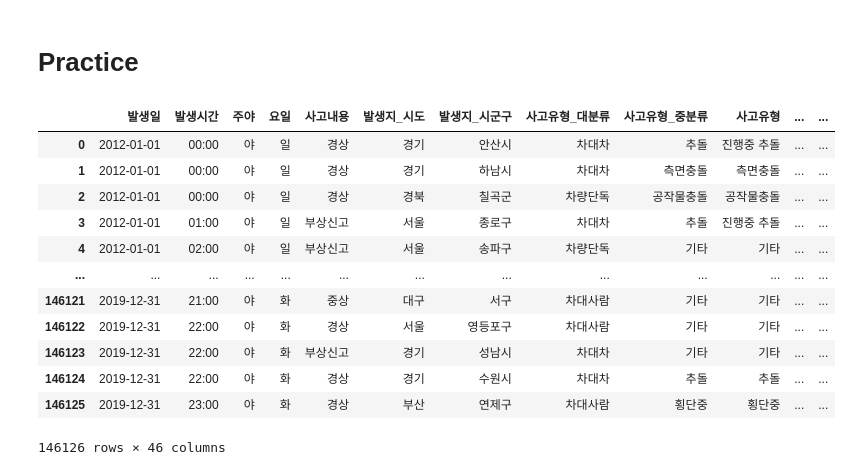
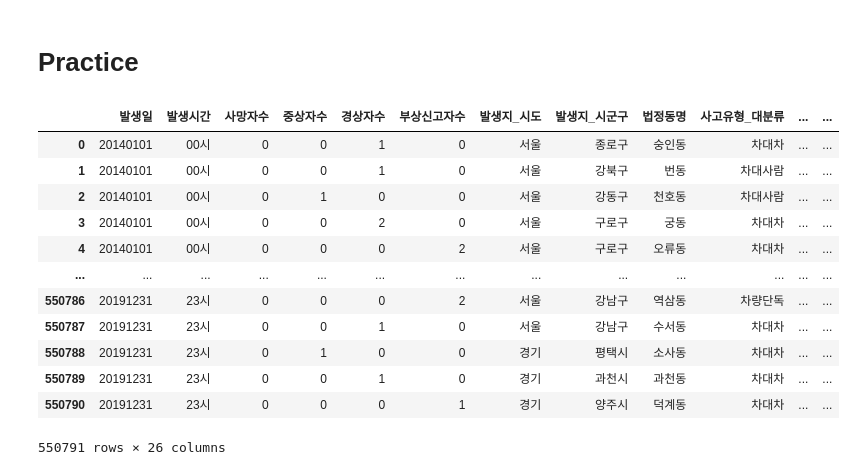
Before and after one commit to jwchoi179/SSU_BDPL_Data_Analysis, a Jupyter notebook: Data_Analysis.ipynb, the cells around one changed output. Cells and saved outputs as stored; diff of their text form; code cells hidden in the pictures.

```diff
--- a/Data_Analysis.ipynb
+++ b/Data_Analysis.ipynb
@@ -3,20 +3,20 @@
 # %%
 import pandas as pd
 import numpy as np
-# %%
-cases = pd.read_csv('./도로교통공단_이륜차(원동기장치자전거, 사륜ATV 포함) 개별 교통사고 정보_20191231.csv', encoding='cp949')
-cases
-# %% [output]
-|  | 발생일 | 발생시간 | 주야 | 요일 | 사고내용 | 발생지_시도 | 발생지_시군구 | 사고유형_대분류 | 사고유형_중분류 | 사고유형 | ... | ... |
-| 0 | 2012-01-01 | 00:00 | 야 | 일 | 경상 | 경기 | 안산시 | 차대차 | 추돌 | 진행중 추돌 | ... | ... |
-| 1 | 2012-01-01 | 00:00 | 야 | 일 | 경상 | 경기 | 하남시 | 차대차 | 측면충돌 | 측면충돌 | ... | ... |
-| 2 | 2012-01-01 | 00:00 | 야 | 일 | 경상 | 경북 | 칠곡군 | 차량단독 | 공작물충돌 | 공작물충돌 | ... | ... |
-| 3 | 2012-01-01 | 01:00 | 야 | 일 | 부상신고 | 서울 | 종로구 | 차대차 | 추돌 | 진행중 추돌 | ... | ... |
-| 4 | 2012-01-01 | 02:00 | 야 | 일 | 부상신고 | 서울 | 송파구 | 차량단독 | 기타 | 기타 | ... | ... |
-| ... | ... | ... | ... | ... | ... | ... | ... | ... | ... | ... | ... | ... |
-| 146121 | 2019-12-31 | 21:00 | 야 | 화 | 중상 | 대구 | 서구 | 차대사람 | 기타 | 기타 | ... | ... |
-| 146122 | 2019-12-31 | 22:00 | 야 | 화 | 경상 | 서울 | 영등포구 | 차대사람 | 기타 | 기타 | ... | ... |
-| 146123 | 2019-12-31 | 22:00 | 야 | 화 | 부상신고 | 경기 | 성남시 | 차대차 | 기타 | 기타 | ... | ... |
-| 146124 | 2019-12-31 | 22:00 | 야 | 화 | 경상 | 경기 | 수원시 | 차대차 | 추돌 | 추돌 | ... | ... |
-| 146125 | 2019-12-31 | 23:00 | 야 | 화 | 경상 | 부산 | 연제구 | 차대사람 | 횡단중 | 횡단중 | ... | ... |
-146126 rows × 46 columns
+# %%
+cases = pd.read_excel('./2014_19년 서울_경기 개별 교통사고 정보.xlsx')
+cases
+# %% [output]
+|  | 발생일 | 발생시간 | 사망자수 | 중상자수 | 경상자수 | 부상신고자수 | 발생지_시도 | 발생지_시군구 | 법정동명 | 사고유형_대분류 | ... | ... |
+| 0 | 20140101 | 00시 | 0 | 0 | 1 | 0 | 서울 | 종로구 | 숭인동 | 차대차 | ... | ... |
+| 1 | 20140101 | 00시 | 0 | 0 | 1 | 0 | 서울 | 강북구 | 번동 | 차대사람 | ... | ... |
+| 2 | 20140101 | 00시 | 0 | 1 | 0 | 0 | 서울 | 강동구 | 천호동 | 차대사람 | ... | ... |
+| 3 | 20140101 | 00시 | 0 | 0 | 2 | 0 | 서울 | 구로구 | 궁동 | 차대차 | ... | ... |
+| 4 | 20140101 | 00시 | 0 | 0 | 0 | 2 | 서울 | 구로구 | 오류동 | 차대차 | ... | ... |
+| ... | ... | ... | ... | ... | ... | ... | ... | ... | ... | ... | ... | ... |
+| 550786 | 20191231 | 23시 | 0 | 0 | 0 | 2 | 서울 | 강남구 | 역삼동 | 차량단독 | ... | ... |
+| 550787 | 20191231 | 23시 | 0 | 0 | 1 | 0 | 서울 | 강남구 | 수서동 | 차대차 | ... | ... |
+| 550788 | 20191231 | 23시 | 0 | 1 | 0 | 0 | 경기 | 평택시 | 소사동 | 차대차 | ... | ... |
+| 550789 | 20191231 | 23시 | 0 | 0 | 1 | 0 | 경기 | 과천시 | 과천동 | 차대차 | ... | ... |
+| 550790 | 20191231 | 23시 | 0 | 0 | 0 | 1 | 경기 | 양주시 | 덕계동 | 차대차 | ... | ... |
+550791 rows × 26 columns
```
Also changed, not shown: parts of 12 cells of this notebook, 5 other files.
